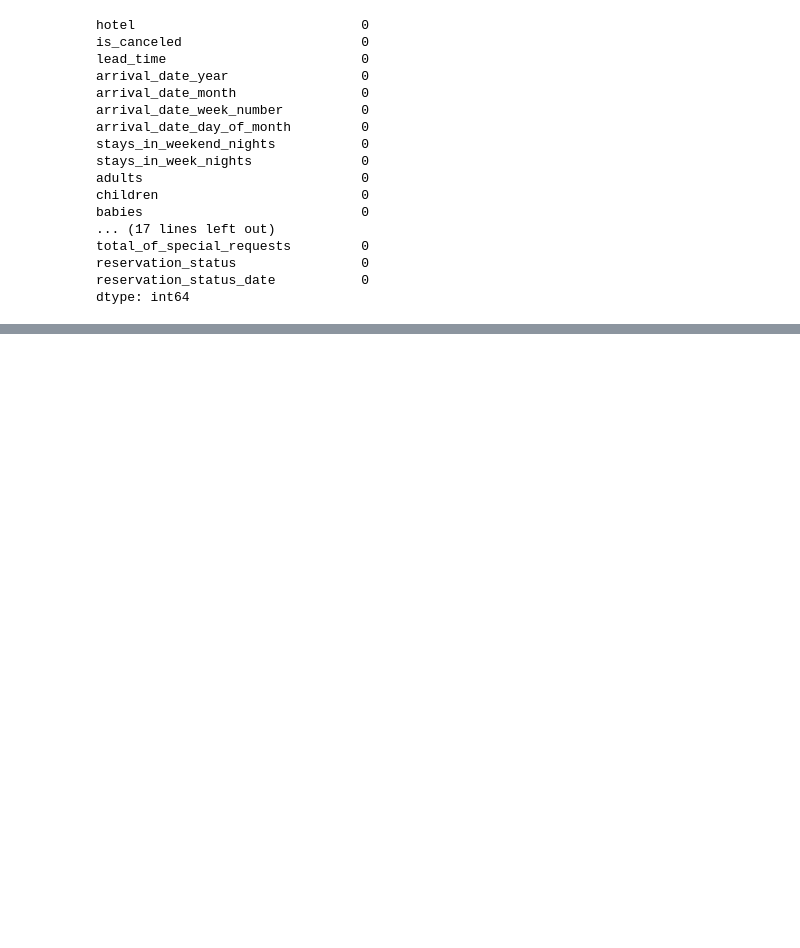
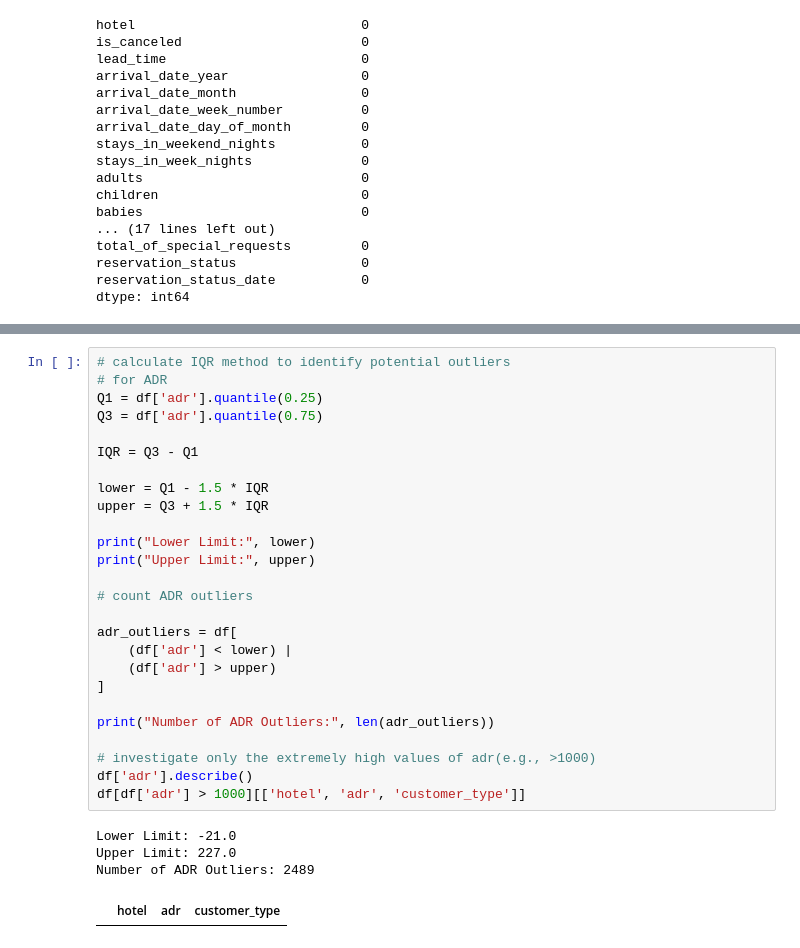
Before and after one commit to ghosh512005-commits/customer_retention_dynamic_pricing_analytics_project, a Jupyter notebook: notebooks/01_data_cleaning.ipynb, the cells around one changed output, grey strips where cells are left out. Saved outputs shown, nothing was run; the diff lists cells and outputs as text; blank space fills up the shorter version.

Commit message:
data-clean: completed outlier detection and treatment

```diff
--- a/notebooks/01_data_cleaning.ipynb
+++ b/notebooks/01_data_cleaning.ipynb
@@ -219,0 +273,31 @@ dtype: int64
+# %%
+# calculate IQR method to identify potential outliers
+# for ADR
+Q1 = df['adr'].quantile(0.25)
+Q3 = df['adr'].quantile(0.75)
+
+IQR = Q3 - Q1
+
+lower = Q1 - 1.5 * IQR
+upper = Q3 + 1.5 * IQR
+
+print("Lower Limit:", lower)
+print("Upper Limit:", upper)
+
+# count ADR outliers
+
+adr_outliers = df[
+    (df['adr'] < lower) |
+    (df['adr'] > upper)
+]
+
+print("Number of ADR Outliers:", len(adr_outliers))
+
+# investigate only the extremely high values of adr(e.g., >1000)
+df['adr'].describe()
+df[df['adr'] > 1000][['hotel', 'adr', 'customer_type']]
+# %% [output]
+Lower Limit: -21.0
+Upper Limit: 227.0
+Number of ADR Outliers: 2489
+|  | hotel | adr | customer_type |
```
Also changed, not shown: parts of 4 cells of this notebook.
